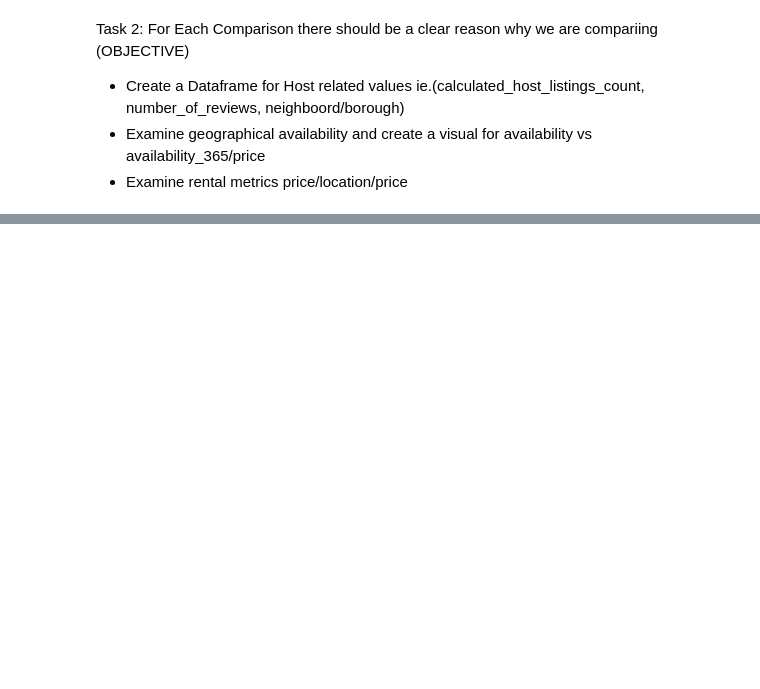
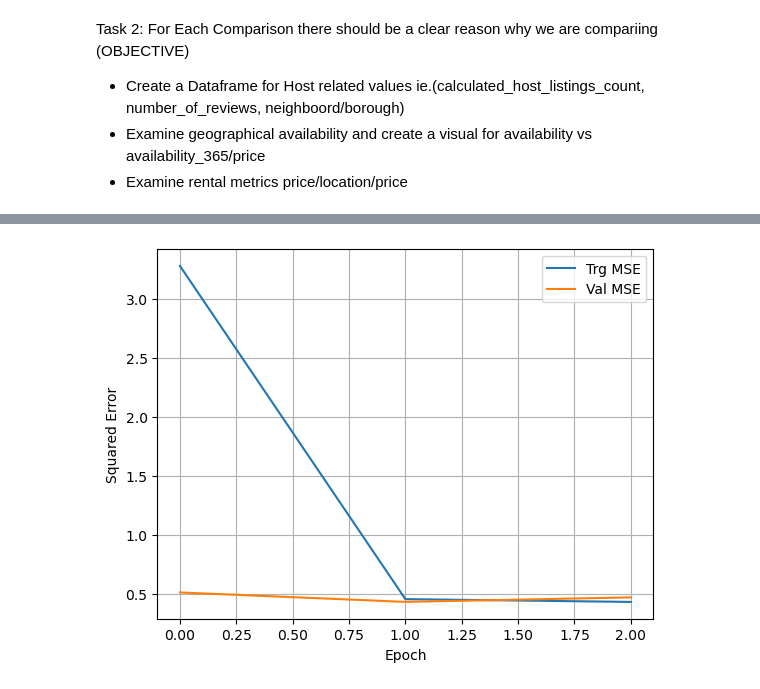
Before and after one commit to Arda-Dinc04/Airbnb-Project, a Jupyter notebook: Test.ipynb, the cells around one changed output, grey strips where cells are left out. Saved outputs shown, nothing was run; the diff lists cells and outputs as text; code cells hidden in the pictures; blank space fills up the shorter version.

```diff
--- a/Test.ipynb
+++ b/Test.ipynb
@@ -259,0 +395,10 @@ Task 2: For Each Comparison there should be a clear reason why we are compariing
+# %%
+from sklearn.model_selection import train_test_split
+X_train, X_test, y_train, y_test = train_test_split(X, y, test_size=0.2, random_state = 123)
+
+# We check the shape of our X and y
+
+print(X_train.shape)
+print(y_train.shape)
+print(X_test.shape)
+print(y_test.shape)
@@ -259,0 +419,9 @@ Task 2: For Each Comparison there should be a clear reason why we are compariing
+# %%
+model = keras.Sequential() #Instantiate the model
+model.add(Input(shape=(X_train.shape[1],))) ## INPUT layer
+model.add(Dense(200, activation = 'relu')) ## Hidden layer 1
+model.add(Dense(200, activation = 'relu')) ## Hidden layer 2
+model.add(Dense(200, activation = 'relu')) ## Hidden layer 3
+model.add(Dense(200, activation = 'relu')) ## Hidden layer 4
+model.add(Dense(1, activation = 'linear')) ## OUTPUT layer
+model.summary()
@@ -259,0 +446,4 @@ Task 2: For Each Comparison there should be a clear reason why we are compariing
+# %%
+model.compile(loss = 'mean_squared_error', optimizer = 'adam', metrics = ['mean_squared_error'])
+# %%
+history = model.fit(X_train, y_train, epochs = 3, batch_size = 128, validation_split = 0.2)
@@ -259,0 +457,9 @@ Task 2: For Each Comparison there should be a clear reason why we are compariing
+# %%
+plt.plot(history.history['mean_squared_error'], label='Trg MSE')
+plt.plot(history.history['val_mean_squared_error'], label='Val MSE')
+plt.xlabel('Epoch')
+plt.ylabel('Squared Error')
+plt.legend()
+plt.grid(True)
+# %% [output]
+[figure, added]
```
Also changed, not shown: parts of 31 cells of this notebook.
